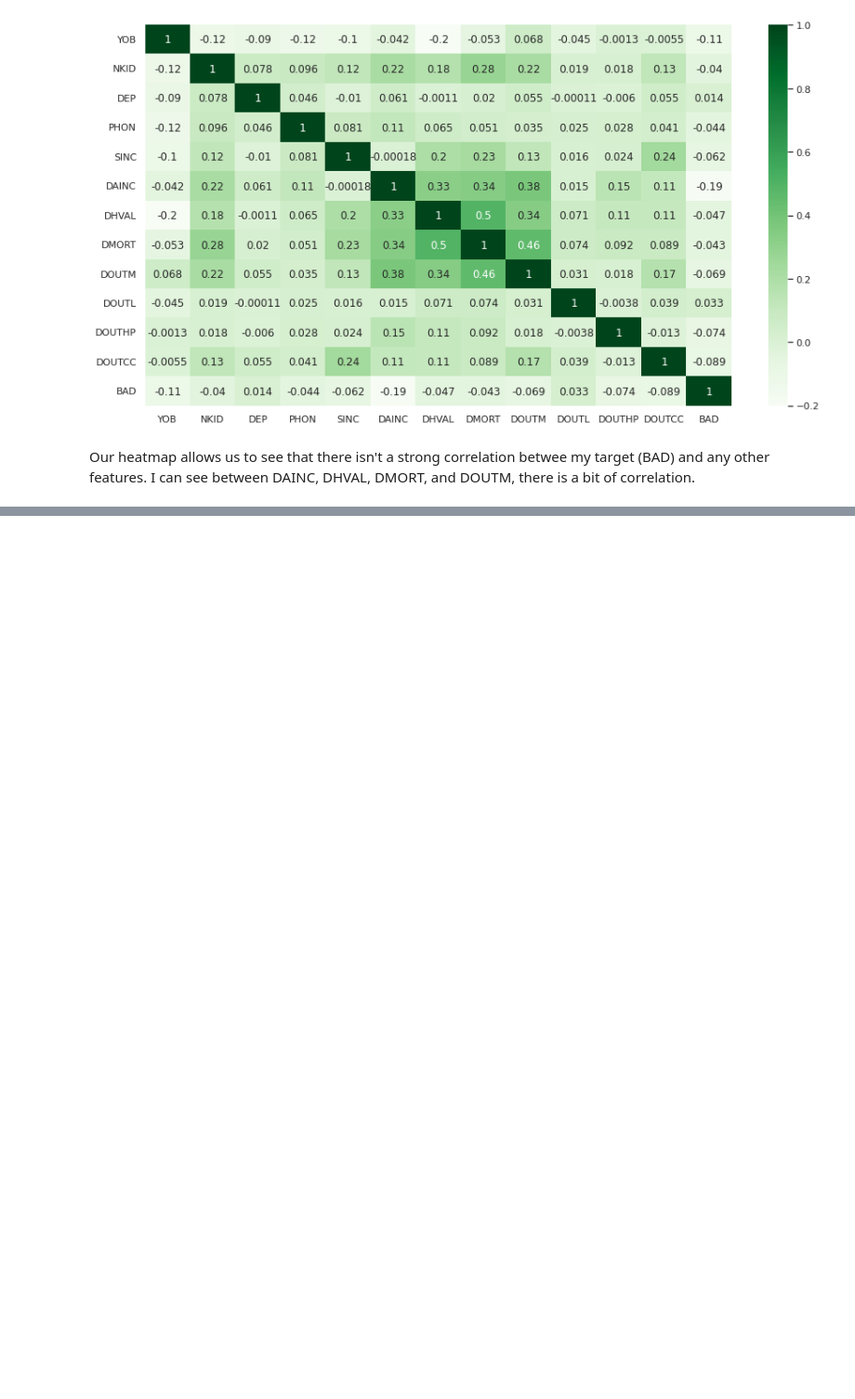
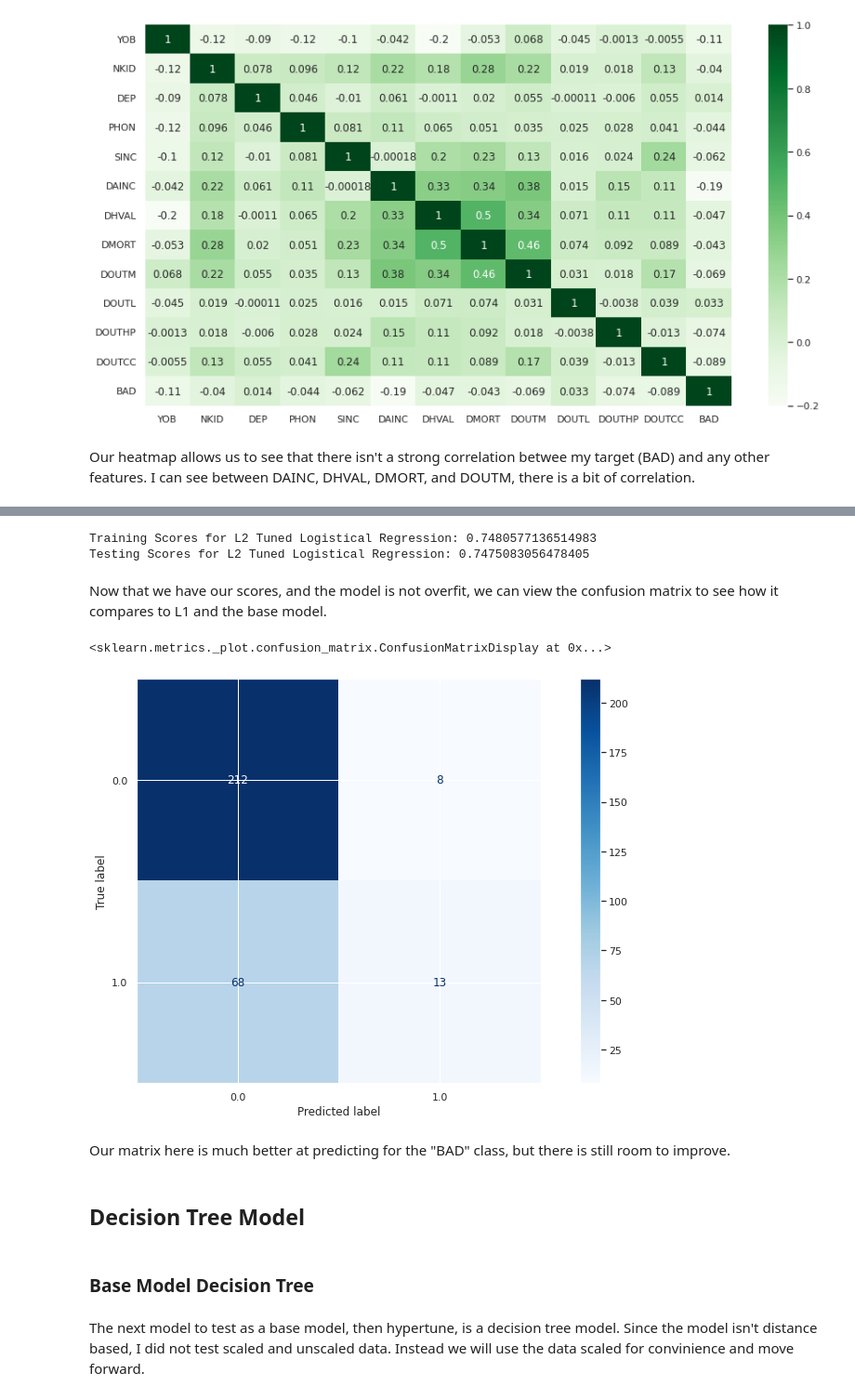
Before and after one commit to jacobmlloyd/credit-risk-modeling, a Jupyter notebook: Loan_Risk_Risk.ipynb, the cells around one changed output, grey strips where cells are left out. Shown at 93% size. Saved outputs shown, nothing was run; the diff lists cells and outputs as text; code cells hidden in the pictures; blank space fills up the shorter version.

```diff
--- a/Loan_Risk_Risk.ipynb
+++ b/Loan_Risk_Risk.ipynb
@@ -201,0 +401,25 @@ Our heatmap allows us to see that there isn't a strong correlation betwee my tar
+# %%
+logreg_l2 = LogisticRegression(C = .18, max_iter = 1000, solver='liblinear', penalty='l2')
+logreg_pipe_l2 = make_pipeline(preprocessor, logreg_l2)
+logreg_pipe_l2.fit(X_train, y_train)
+
+print(f"Training Scores for L2 Tuned Logistical Regression: {logreg_pipe_l2.score(X_train, y_train)}")
+print(f"Testing Scores for L2 Tuned Logistical Regression: {logreg_pipe_l2.score(X_test, y_test)}")
+# %% [output]
+Training Scores for L2 Tuned Logistical Regression: 0.7480577136514983
+Testing Scores for L2 Tuned Logistical Regression: 0.7475083056478405
+# %% [markdown]
+Now that we have our scores, and the model is not overfit, we can view the confusion matrix to see how it compares to L1 and the base model.
+# %%
+plot_confusion_matrix(logreg_pipe_l2, X_test, y_test, cmap = 'Blues')
+# %% [output]
+<sklearn.metrics._plot.confusion_matrix.ConfusionMatrixDisplay at 0x...>
+[figure, added]
+# %% [markdown]
+Our matrix here is much better at predicting for the "BAD" class, but there is still room to improve.
+# %% [markdown]
+## Decision Tree Model
+# %% [markdown]
+### Base Model Decision Tree
+# %% [markdown]
+The next model to test as a base model, then hypertune, is a decision tree  model. Since the model isn't distance based, I did not test scaled and unscaled data. Instead we will use the data scaled for convinience and move forward.
```
Also changed, not shown: parts of 51 cells of this notebook.
